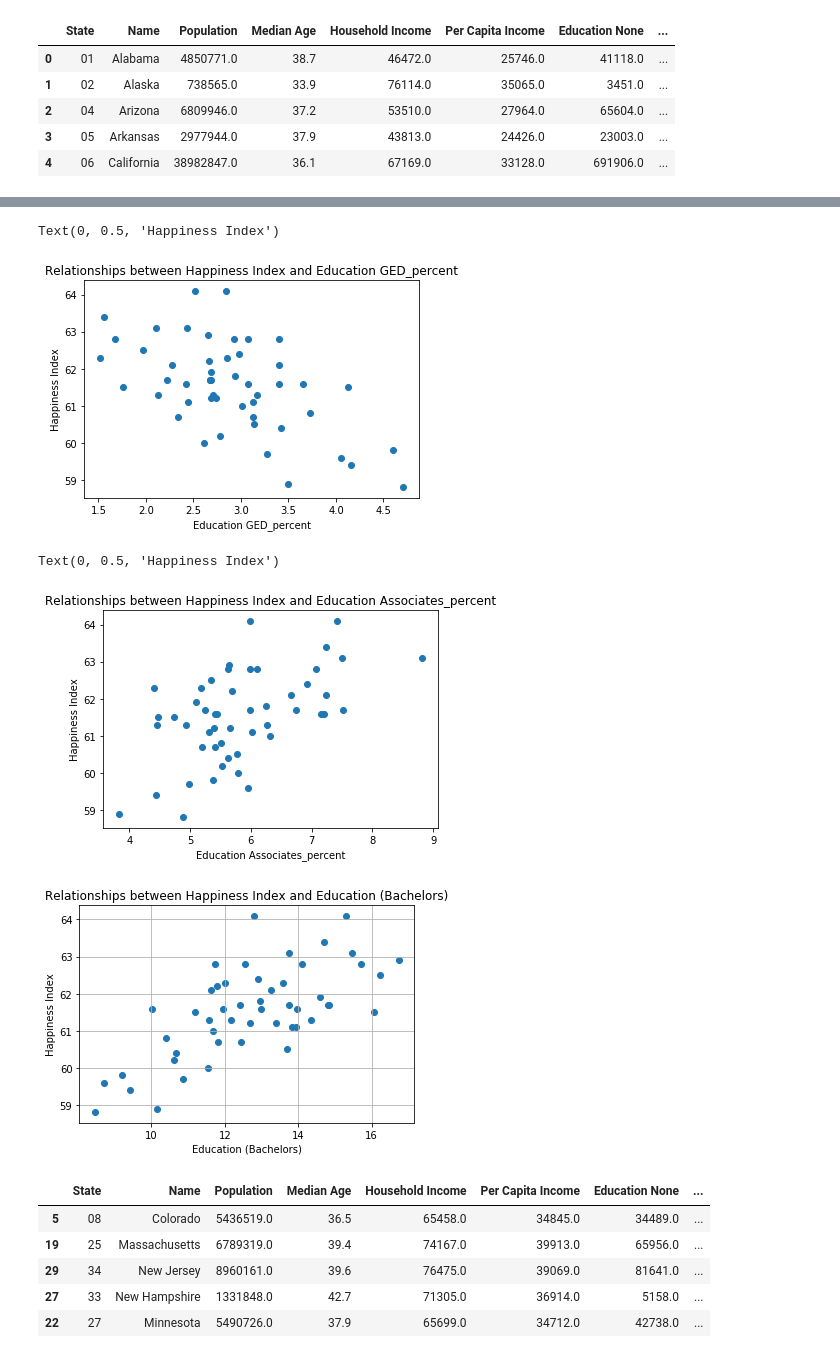
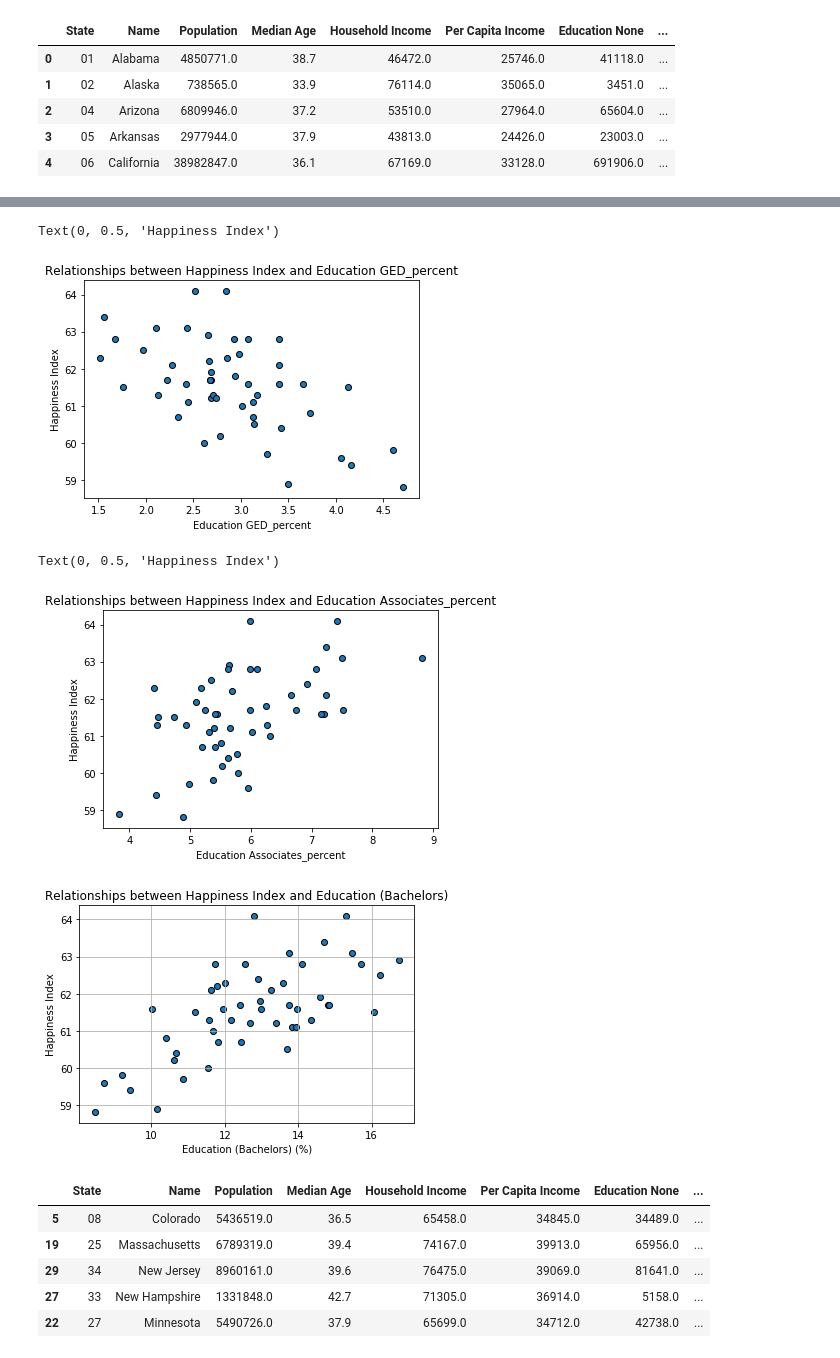
Before and after one commit to nandriychuk/best-places-to-live, a Jupyter notebook: census_happiness_correlations.ipynb, the cells around one changed output, grey strips where cells are left out. Cells and saved outputs as stored; diff of their text form; code cells hidden in the pictures.

Commit message:
pushing correlations and images

```diff
--- a/census_happiness_correlations.ipynb
+++ b/census_happiness_correlations.ipynb
@@ -355,32 +356,32 @@ census_education_hapiness.corr(method='pearson', min_periods=1)
 | Education Doctorate_percent | 0.045108 | 0.294092 | 0.627467 | 0.699901 | 0.065916 | 0.117809 | ... |
 | Happiness Rating | 0.045735 | -0.073792 | 0.471646 | 0.412720 | 0.095241 | 0.096768 | ... |
 # %%
-plt.scatter(census_education_hapiness["Education GED_percent"], census_education_hapiness["Happiness Rating"])
+plt.scatter(census_education_hapiness["Education GED_percent"], census_education_hapiness["Happiness Rating"],marker="o", edgecolors="black")
 plt.title("Relationships between Happiness Index and Education GED_percent")
 plt.xlabel("Education GED_percent")
 plt.ylabel("Happiness Index")
 # %% [output]
 Text(0, 0.5, 'Happiness Index')
-[figure, old version]
+[figure, new version]
 # %%
-plt.scatter(census_education_hapiness["Education Associates_percent"], census_education_hapiness["Happiness Rating"])
+plt.scatter(census_education_hapiness["Education Associates_percent"], census_education_hapiness["Happiness Rating"],marker="o", edgecolors="black")
 plt.title("Relationships between Happiness Index and Education Associates_percent")
 plt.xlabel("Education Associates_percent")
 plt.ylabel("Happiness Index")
 # %% [output]
 Text(0, 0.5, 'Happiness Index')
-[figure, old version]
+[figure, new version]
 # %%
-plt.scatter(census_education_hapiness["Education Bachelors_percent"], census_education_hapiness["Happiness Rating"])
+plt.scatter(census_education_hapiness["Education Bachelors_percent"], census_education_hapiness["Happiness Rating"],marker="o", edgecolors="black")
 plt.title("Relationships between Happiness Index and Education (Bachelors)")
-plt.xlabel("Education (Bachelors)")
+plt.xlabel("Education (Bachelors) (%)")
 plt.ylabel("Happiness Index")
 #Create the grid
 plt.grid(True)
 # Save the Figure
 plt.savefig("images/RelationshipsHappinessEducationBachelors.png")
 # %% [output]
-[figure, old version]
+[figure, new version]
 # %%
 # States with greatest percent of Bachelors degrees
 sorted_bachelors_census_education_hapiness = census_education_hapiness.sort_values("Education Bachelors_percent", ascending=False)
```
Also changed, not shown: parts of 2 cells of this notebook, 2 other files.
